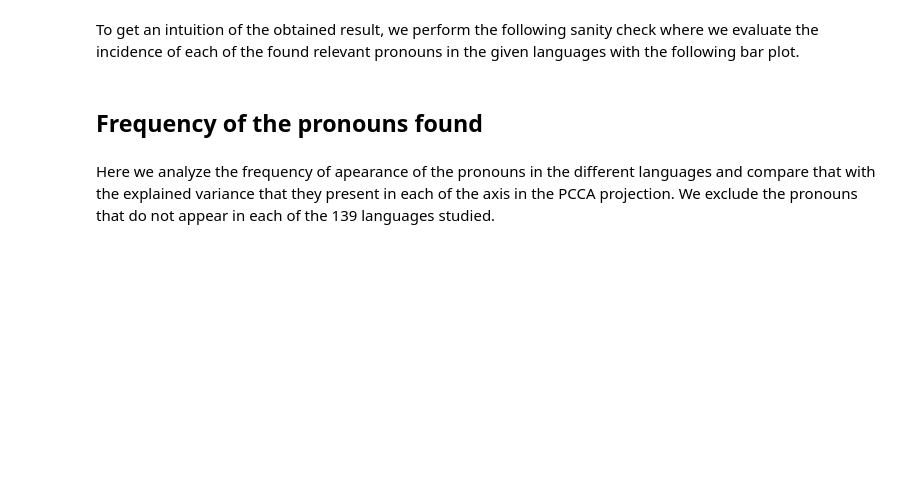
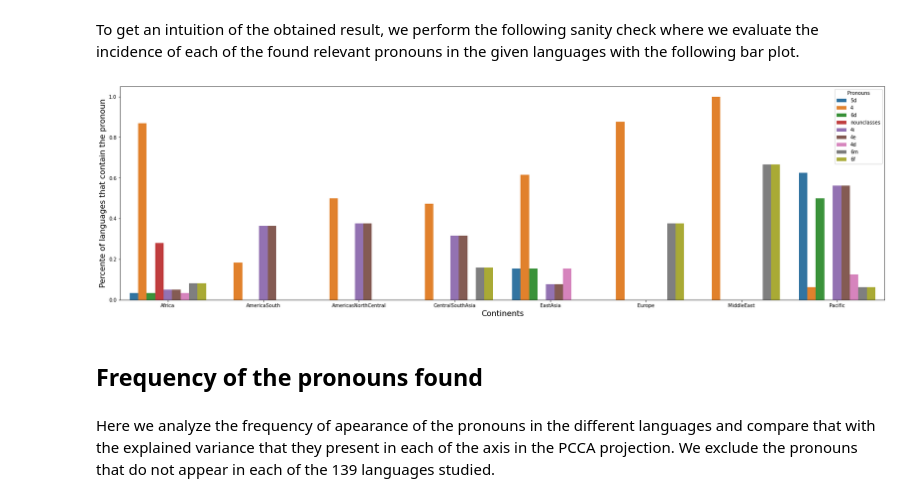
Before and after one commit to camoalon/language_genes, a Jupyter notebook: pronounsRuhlen_PCCA.ipynb, the cells around one changed output. Saved outputs shown, nothing was run; the diff lists cells and outputs as text; code cells hidden in the pictures; blank space fills up the shorter version.

```diff
--- a/pronounsRuhlen_PCCA.ipynb
+++ b/pronounsRuhlen_PCCA.ipynb
@@ -490,28 +492,30 @@ To get an intuition of the obtained result, we perform the following sanity chec
 # %%
 #@title Presence of each of the relevant pronouns along the second correlation component in the languages of each of the contients
 pronouns_y_index = np.empty(len(pronouns_y))
 
-for i,pronoun in enumerate(pronouns_y):
-  pronouns_y_index[i] = pronounes_info_paper[pronouns_info_paper[1] == pronoun][0]-1
+for i,interesting_pronoun in enumerate(pronouns_y):
+  pronouns_y_index[i] = np.where(labels_pronouns == interesting_pronoun)[0][0]
 
 languages_y = pd.DataFrame(columns = ['Continents','Languages','Pronouns'])
 languages_y_tmp = pd.DataFrame(columns = ['Continents','Languages','Pronouns'])
 
-for continent in continents_paper.unique():
+for continent in np.unique(continents):
   for i in range(0,len(pronouns_y)):
-    languages = languages_info_paper[languages_info_paper[pronouns_y_index[i]] == 1]['Continents']
-    current_language = list(languages).count(continent)/list(continents_paper).count(continent)
+    languages = continents[np.where(pronouns.iloc[int(pronouns_y_index[i])] == 1)[0]]
+    current_language = list(languages).count(continent)/list(continents).count(continent)
     current_continent = continent
     current_pronoun = pronouns_y[i]
     addition = [current_continent, current_language, current_pronoun]
     languages_y_tmp.loc[i] = addition
   languages_y = languages_y.append(languages_y_tmp, ignore_index = True)
 
 fig,ax = plt.subplots(nrows=1,ncols=1,figsize=(28,8))
 sns.barplot(data = languages_y,x ='Continents', y ='Languages', hue = 'Pronouns')
 xlabel = ax.set_xlabel("Continents", fontsize = 16)
 ylabel = ax.set_ylabel("Percente of languages that contain the pronoun", fontsize = 16)
 plt.savefig('sanity_check_y.pdf')
+# %% [output]
+[figure, added]
 # %% [markdown]
 ## Frequency of the pronouns found
 # %% [markdown]
```
Also changed, not shown: parts of 10 cells of this notebook.
